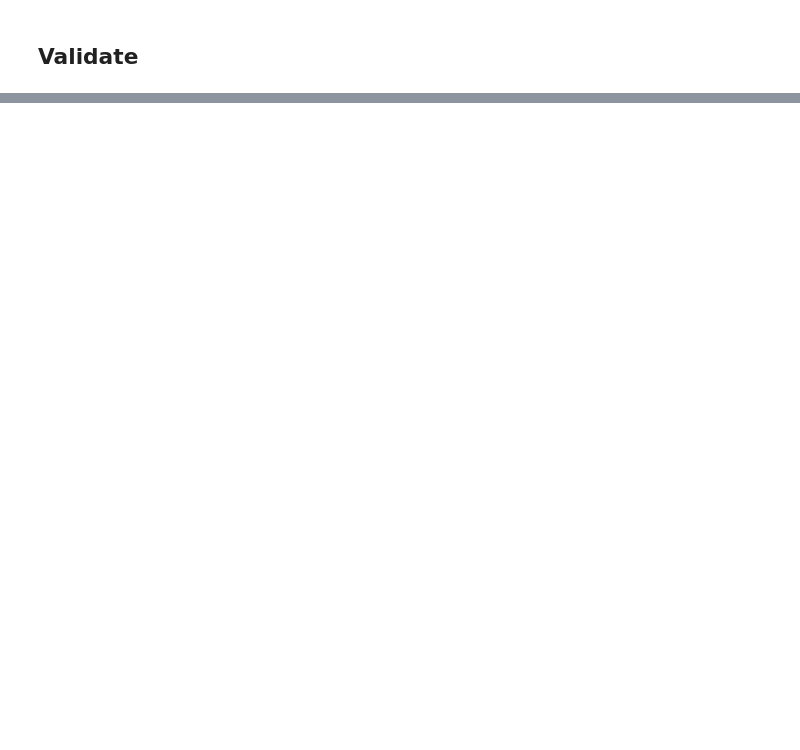
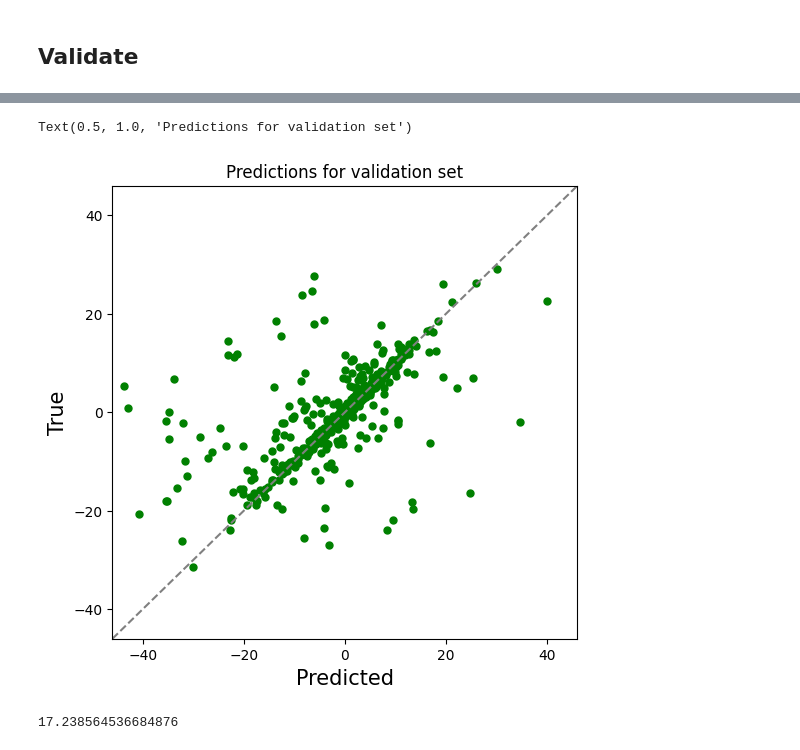
Before and after one commit to labstructbioinf/HAMPpred, a Jupyter notebook: notebooks/train_hamp_full_seq.ipynb, the cells around one changed output, grey strips where cells are left out. Saved outputs shown, nothing was run; the diff lists cells and outputs as text; code cells hidden in the pictures; blank space fills up the shorter version.

```diff
--- a/notebooks/train_hamp_full_seq.ipynb
+++ b/notebooks/train_hamp_full_seq.ipynb
@@ -66,0 +189,15 @@ to_train.to_pickle('../data/input/full_alpha_data.p')
+# %%
+from collections import defaultdict
+import json
+def adjust_ranges(rg):
+    nw = defaultdict(list)
+    path = '../data/input/hamp_ranges.json'
+    for key, val in rg.items():
+        for vv in val['PDB Range']:
+            nw[key].append(vv)
+    with open(path, 'w') as c:
+        json.dump(nw, c)
+    return nw
+nh = adjust_ranges(hamp_ranges)
+with open('../data/input/hamp_ranges.json', 'r') as c:
+    nh = json.load(c)
@@ -106,18 +362,18 @@ def get_tr_pred(data, unk=1000):
 data = pd.read_pickle('../data/input/full_alpha_data.p')
 val_ids = set(data[data['class'] == 'val'].index)
 idx = list(data.index)
-operator = MultiChainOperator(MultiEncoder([RadiousPhobosEncoder(), OneHotEncoderSeq()]), SeqWindow(140, 140), RadianEncoder(100),  SeqWindow(140, 140, null_char=[[0]]),
+operator = MultiChainOperator(MultiEncoder([RadiousPhobosEncoder(), OneHotEncoderSeq()]), SeqWindow(60, 60), RadianEncoder(100),  SeqWindow(60, 60, null_char=[[0]]),
                                       parallel=True, n_chains=1, chain_names=('seq', ))
 model_conf = model_config = {
     'activation': 'linear',
     'norm': True,
-    'n_layers': 1,
-    'kernel_sizes': (3, 5, 7),
+    'n_layers': 3,
+    'kernel_sizes': (3, 5, 7, 11),
     'lstm': 2,
-    'dense': 1,
+    'dense': 2,
     'reshape_out': False,
-    'epochs': 100
+    'epochs': 300
 }
 conf = PredictionConfig(BaseConvolutionalWrapper, operator, model_conf)
 pred = Predictor('hamp_crick_single_sequence', config=conf)
-pred.train(data, val_ids=val_ids, ids=idx)
+trained = pred.train(data, val_ids=val_ids, ids=idx)
@@ -143,0 +472,8 @@ plt.show()
+# %%
+val = data.loc[val_ids]
+seqs = list(val.full_sequence)
+res = adjust_prediction(pred.predict(seqs))
+res['true'] = val['full_crick'].values
+res['mse_f1']  = res.apply(lambda x: mse_f1_depend(x['true'], x['prediction']), axis=1)
+correct = res[res['mse_f1'].notnull()]
+len(correct) / len(res)
@@ -143,0 +499,17 @@ plt.show()
+# %%
+tr, pr = get_rot_tr_pred(correct)
+fig, ax = plt.subplots(1,1, figsize=(6, 6), dpi=100)
+ax.scatter(pr, tr, color='green', s=25)
+ax.set_ylim(-46, 46)
+ax.set_xlim(-46, 46)
+ax.plot([0, 1], [0, 1], '--', transform=ax.transAxes, color='grey')
+ax.set_xlabel('Predicted', size=15)
+ax.set_ylabel('True', size=15)
+ax.set_title('Predictions for validation set')
+# %% [output]
+Text(0.5, 1.0, 'Predictions for validation set')
+[figure, added]
+# %%
+get_pr_tr_rmse(tr, pr)
+# %% [output]
+17.238564536684876
```
Also changed, not shown: parts of 42 cells of this notebook, 4 other files.
